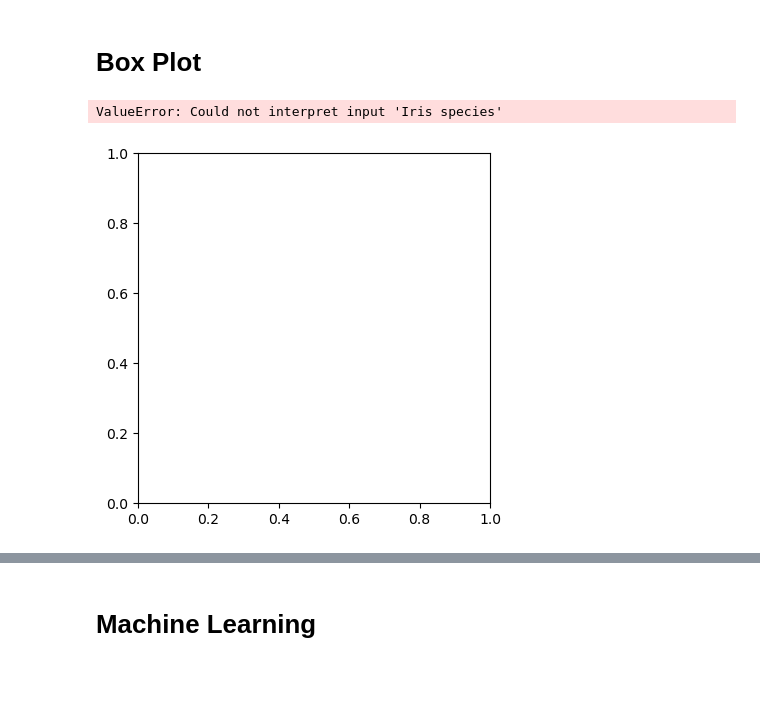
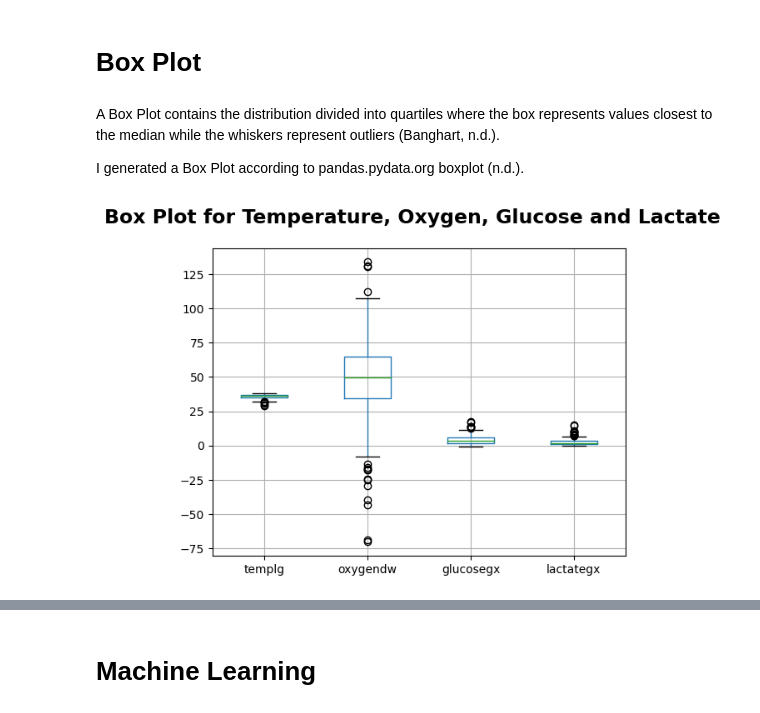
Before and after one commit to nurbujang/1progdaw23, a Jupyter notebook: project1.ipynb, the cells around one changed output, grey strips where cells are left out. Drawn from its saved outputs; the diff is of its cells as text; code cells hidden in the pictures; blank space fills up the shorter version.

Commit message:
box plot

```diff
--- a/project1.ipynb
+++ b/project1.ipynb
@@ -755,30 +755,15 @@ The violin plot compares probability disributions between 2 variables (Wikipedia
 I executed Violin plots according to Seaborn.pydata.org violinplot (n.d.),
 # %% [markdown]
 # Box Plot
-# %%
-def graph(y):  # define a graph function of y axis
-    sns.boxplot(x="Iris species", y=y, data=df) # seaborn boxplot, with Iris species on x-axis
-# on x-axis is Iris species, on y-axis is y (attributes) and the data used is the iris dataframe
-    sns.stripplot(x="Iris species", y=y, data=df, # function to add a seaborn stripplot/jitter plot over the boxplot
-                  jitter=True, linewidth=1, edgecolor="red", alpha=0.35)
-# Where:
-# on x-axis is Iris species, on y-axis is y (attributes) and the data used is the iris dataframe
-# jitter=True will display the dots (jitter)
-# linewidth is width of line around the dots, it has to be set to >0 to be visible
-# the edgecolor of the jitter/dots is red to make the dots look clearer
-# set transparency (alpha) to 0.35 so it is not too opaque
-plt.figure(figsize=(10, 10))
-plt.subplot(221)  # function to set grid position to top left (2 rows, 2 columns, first top)
-graph('Sepal length (cm)') # y-axis is Sepal length (cm)
-plt.subplot(222)  # function to set grid position to top right (2 rows, 2 columns, second top)
-graph('Sepal width (cm)') # y-axis is Sepal width (cm)
-plt.subplot(223)  # function to set grid position to bottom left (2 rows, 2 columns, first bottom)
-graph('Petal length (cm)') # y-axis is Petal length (cm)
-plt.subplot(224) # function to set grid position to bottom right (2 rows, 2 columns, second bottom)
-graph('Petal width (cm)') # y-axis is Petal width (cm)
-plt.suptitle('Box Plot for sepal and petal attributes of three Iris species', color='#3D3F38',
-             fontweight='bold', size=17) # function to customize the figure's super title, color is hex number 3D3F38, fontweight bold, font size 17
-plt.show()
-# %% [output]
-ValueError: Could not interpret input 'Iris species'
-[figure, removed]
+# %% [markdown]
+A Box Plot contains the distribution divided into quartiles where the box represents values closest to the median while the whiskers represent outliers (Banghart, n.d.).
+
+I generated a Box Plot according to pandas.pydata.org boxplot (n.d.).
+# %%
+# for independent variables:
+
+boxploti = sim.boxplot(column=['templg', 'oxygendw', 'glucosegx', 'lactategx'])
+plt.suptitle('Box Plot for Temperature, Oxygen, Glucose and Lactate',
+             fontweight='bold', size=17);
+# %% [output]
+[figure, added]
```
Also changed, not shown: parts of 4 cells of this notebook, 1 other file.
